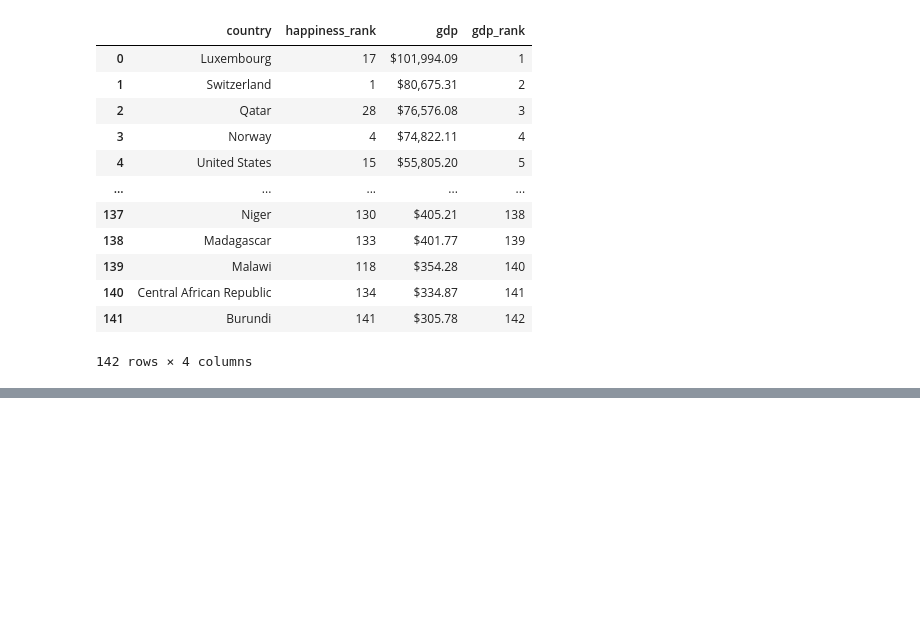
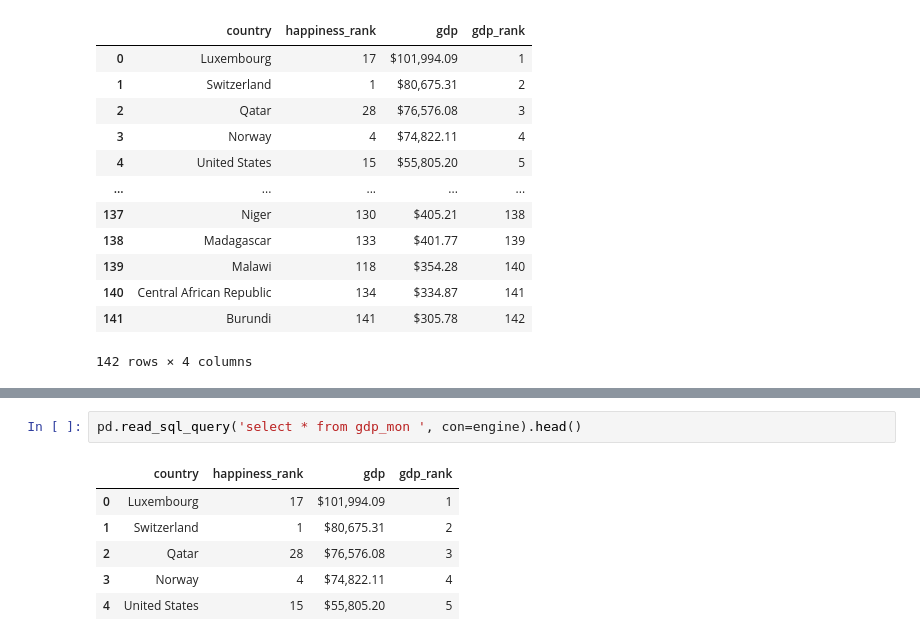
Before and after one commit to Jinzi860209/ETL-Project, a Jupyter notebook: etl_final.ipynb, the cells around one changed output, grey strips where cells are left out. Saved outputs shown, nothing was run; the diff lists cells and outputs as text; blank space fills up the shorter version.

```diff
--- a/etl_final.ipynb
+++ b/etl_final.ipynb
@@ -463,0 +501,9 @@ country_code_df.to_csv("./Export/CountryCode.csv", index=False)
+# %%
+pd.read_sql_query('select * from gdp_mon ', con=engine).head()
+# %% [output]
+|  | country | happiness_rank | gdp | gdp_rank |
+| 0 | Luxembourg | 17 | $101,994.09 | 1 |
+| 1 | Switzerland | 1 | $80,675.31 | 2 |
+| 2 | Qatar | 28 | $76,576.08 | 3 |
+| 3 | Norway | 4 | $74,822.11 | 4 |
+| 4 | United States | 15 | $55,805.20 | 5 |
```
Also changed, not shown: parts of 11 cells of this notebook, 2 other files.
